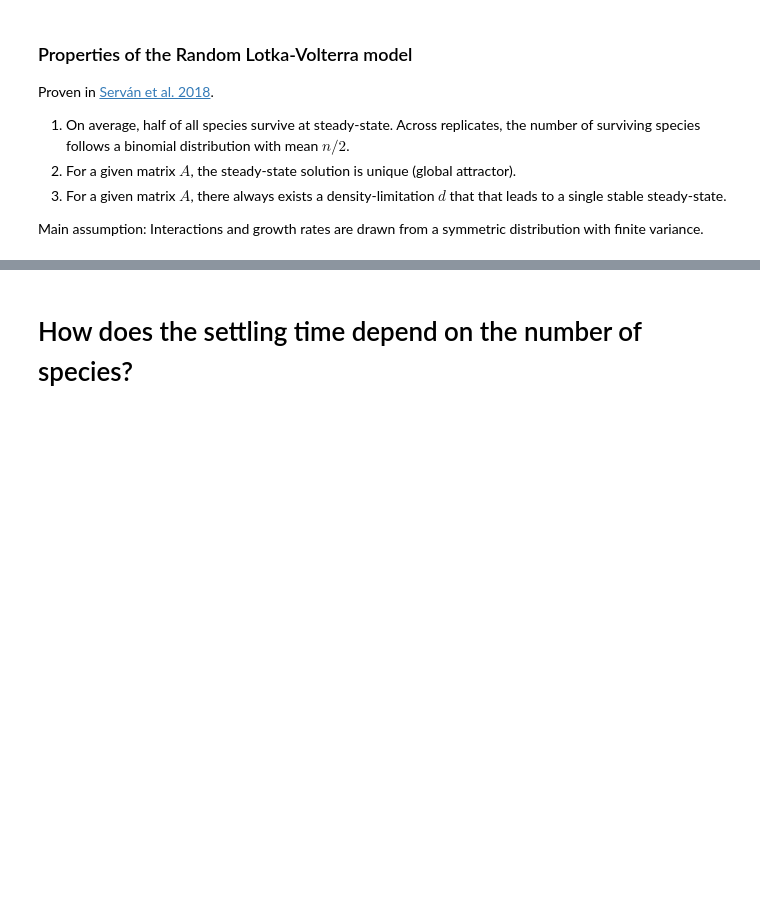
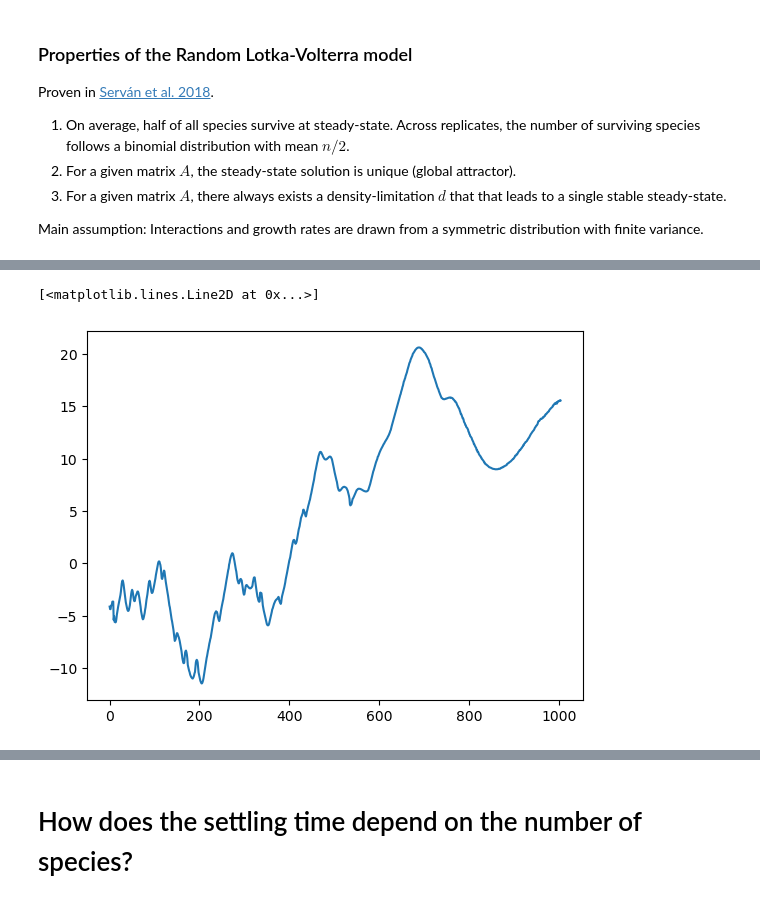
Before and after one commit to williamgilpin/illotka, a Jupyter notebook: demos.ipynb, the cells around one changed output, grey strips where cells are left out. Cells and saved outputs as stored; diff of their text form; code cells hidden in the pictures; blank space fills up the shorter version.

```diff
--- a/demos.ipynb
+++ b/demos.ipynb
@@ -174,0 +292,5 @@ plt.ylim(0, None)
+# %%
+plt.plot(y_umap[:, 0])
+# %% [output]
+[<matplotlib.lines.Line2D at 0x...>]
+[figure, added]
```
Also changed, not shown: parts of 16 cells of this notebook, 3 other files.
